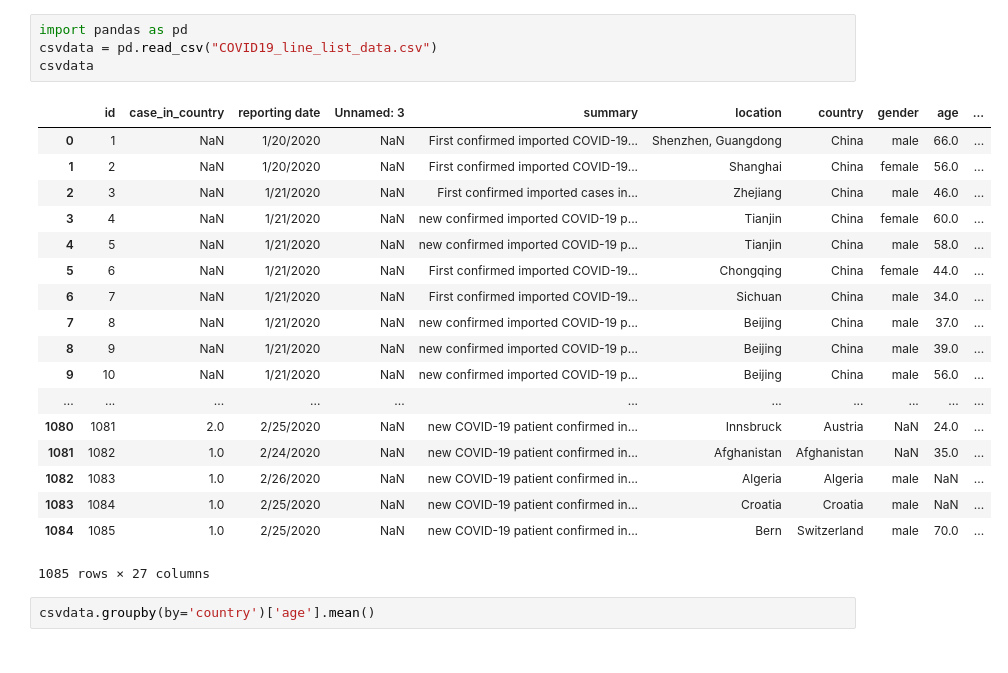
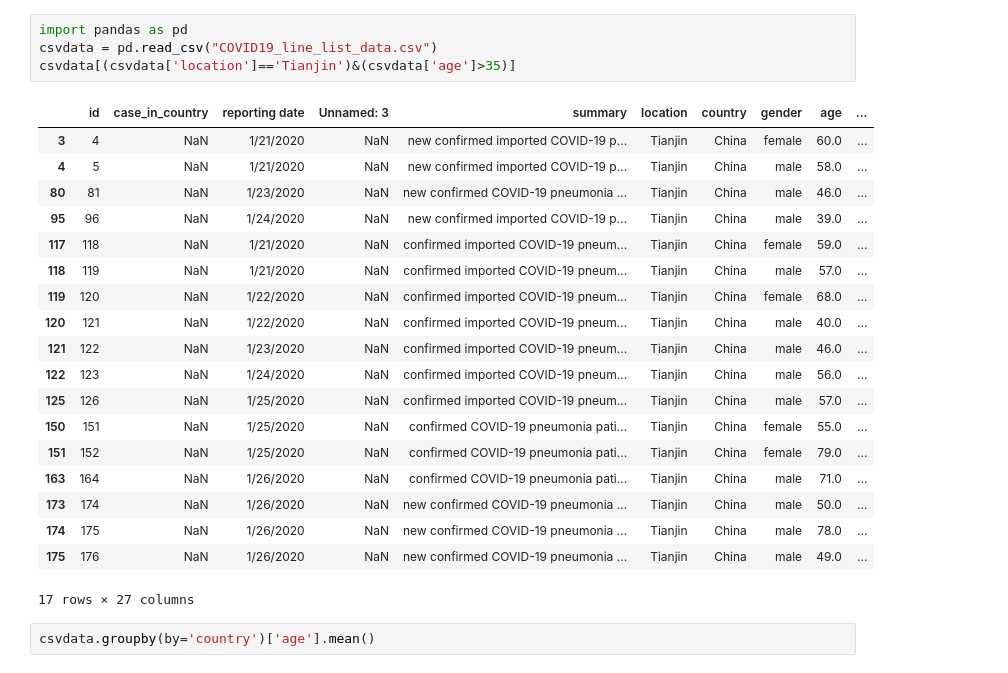
Before and after one commit to kuanhuaho/0519test, a Jupyter notebook: test.ipynb, the cells around one changed output. Saved outputs shown, nothing was run; the diff lists cells and outputs as text.

```diff
--- a/test.ipynb
+++ b/test.ipynb
@@ -1,26 +1,27 @@
 # %%
 import pandas as pd
 csvdata = pd.read_csv("COVID19_line_list_data.csv")
-csvdata
+csvdata[(csvdata['location']=='Tianjin')&(csvdata['age']>35)]
 # %% [output]
 |  | id | case_in_country | reporting date | Unnamed: 3 | summary | location | country | gender | age | ... |
-| 0 | 1 | NaN | 1/20/2020 | NaN | First confirmed imported COVID-19... | Shenzhen, Guangdong | China | male | 66.0 | ... |
-| 1 | 2 | NaN | 1/20/2020 | NaN | First confirmed imported COVID-19... | Shanghai | China | female | 56.0 | ... |
-| 2 | 3 | NaN | 1/21/2020 | NaN | First confirmed imported cases in... | Zhejiang | China | male | 46.0 | ... |
 | 3 | 4 | NaN | 1/21/2020 | NaN | new confirmed imported COVID-19 p... | Tianjin | China | female | 60.0 | ... |
 | 4 | 5 | NaN | 1/21/2020 | NaN | new confirmed imported COVID-19 p... | Tianjin | China | male | 58.0 | ... |
-| 5 | 6 | NaN | 1/21/2020 | NaN | First confirmed imported COVID-19... | Chongqing | China | female | 44.0 | ... |
-| 6 | 7 | NaN | 1/21/2020 | NaN | First confirmed imported COVID-19... | Sichuan | China | male | 34.0 | ... |
-| 7 | 8 | NaN | 1/21/2020 | NaN | new confirmed imported COVID-19 p... | Beijing | China | male | 37.0 | ... |
-| 8 | 9 | NaN | 1/21/2020 | NaN | new confirmed imported COVID-19 p... | Beijing | China | male | 39.0 | ... |
-| 9 | 10 | NaN | 1/21/2020 | NaN | new confirmed imported COVID-19 p... | Beijing | China | male | 56.0 | ... |
-| ... | ... | ... | ... | ... | ... | ... | ... | ... | ... | ... |
-| 1080 | 1081 | 2.0 | 2/25/2020 | NaN | new COVID-19 patient confirmed in... | Innsbruck | Austria | NaN | 24.0 | ... |
-| 1081 | 1082 | 1.0 | 2/24/2020 | NaN | new COVID-19 patient confirmed in... | Afghanistan | Afghanistan | NaN | 35.0 | ... |
-| 1082 | 1083 | 1.0 | 2/26/2020 | NaN | new COVID-19 patient confirmed in... | Algeria | Algeria | male | NaN | ... |
-| 1083 | 1084 | 1.0 | 2/25/2020 | NaN | new COVID-19 patient confirmed in... | Croatia | Croatia | male | NaN | ... |
-| 1084 | 1085 | 1.0 | 2/25/2020 | NaN | new COVID-19 patient confirmed in... | Bern | Switzerland | male | 70.0 | ... |
+| 80 | 81 | NaN | 1/23/2020 | NaN | new confirmed COVID-19 pneumonia ... | Tianjin | China | male | 46.0 | ... |
+| 95 | 96 | NaN | 1/24/2020 | NaN | new confirmed imported COVID-19 p... | Tianjin | China | male | 39.0 | ... |
+| 117 | 118 | NaN | 1/21/2020 | NaN | confirmed imported COVID-19 pneum... | Tianjin | China | female | 59.0 | ... |
+| 118 | 119 | NaN | 1/21/2020 | NaN | confirmed imported COVID-19 pneum... | Tianjin | China | male | 57.0 | ... |
+| 119 | 120 | NaN | 1/22/2020 | NaN | confirmed imported COVID-19 pneum... | Tianjin | China | female | 68.0 | ... |
+| 120 | 121 | NaN | 1/22/2020 | NaN | confirmed imported COVID-19 pneum... | Tianjin | China | male | 40.0 | ... |
+| 121 | 122 | NaN | 1/23/2020 | NaN | confirmed imported COVID-19 pneum... | Tianjin | China | male | 46.0 | ... |
+| 122 | 123 | NaN | 1/24/2020 | NaN | confirmed imported COVID-19 pneum... | Tianjin | China | male | 56.0 | ... |
+| 125 | 126 | NaN | 1/25/2020 | NaN | confirmed imported COVID-19 pneum... | Tianjin | China | male | 57.0 | ... |
+| 150 | 151 | NaN | 1/25/2020 | NaN | confirmed COVID-19 pneumonia pati... | Tianjin | China | female | 55.0 | ... |
+| 151 | 152 | NaN | 1/25/2020 | NaN | confirmed COVID-19 pneumonia pati... | Tianjin | China | female | 79.0 | ... |
+| 163 | 164 | NaN | 1/26/2020 | NaN | confirmed COVID-19 pneumonia pati... | Tianjin | China | male | 71.0 | ... |
+| 173 | 174 | NaN | 1/26/2020 | NaN | new confirmed COVID-19 pneumonia ... | Tianjin | China | male | 50.0 | ... |
+| 174 | 175 | NaN | 1/26/2020 | NaN | new confirmed COVID-19 pneumonia ... | Tianjin | China | male | 78.0 | ... |
+| 175 | 176 | NaN | 1/26/2020 | NaN | new confirmed COVID-19 pneumonia ... | Tianjin | China | male | 49.0 | ... |
-1085 rows × 27 columns
+17 rows × 27 columns
 # %%
 csvdata.groupby(by='country')['age'].mean()
 # %% [output]
```
Also changed, not shown: parts of 3 cells of this notebook.
